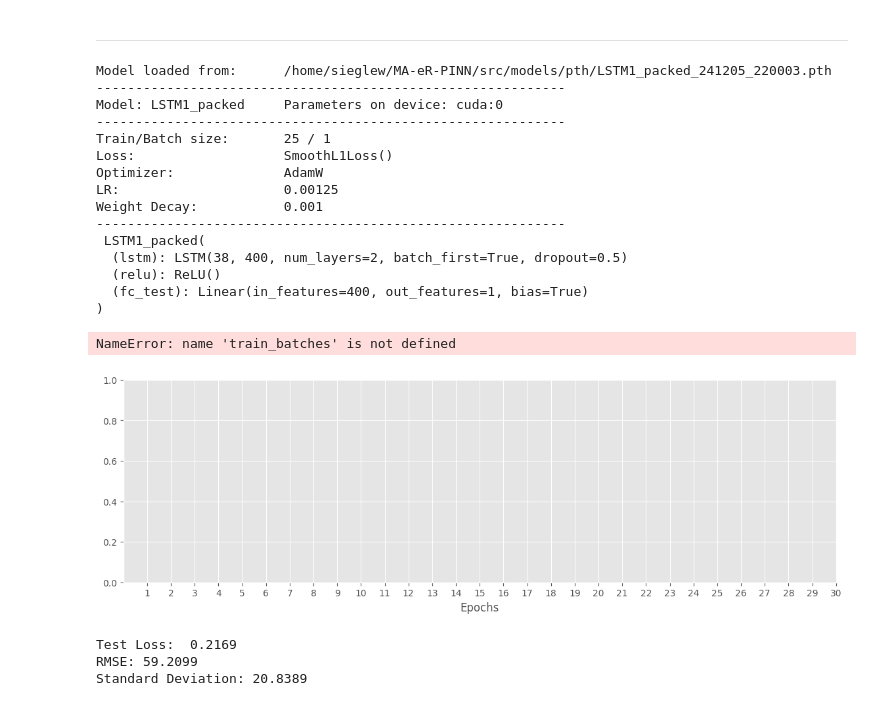
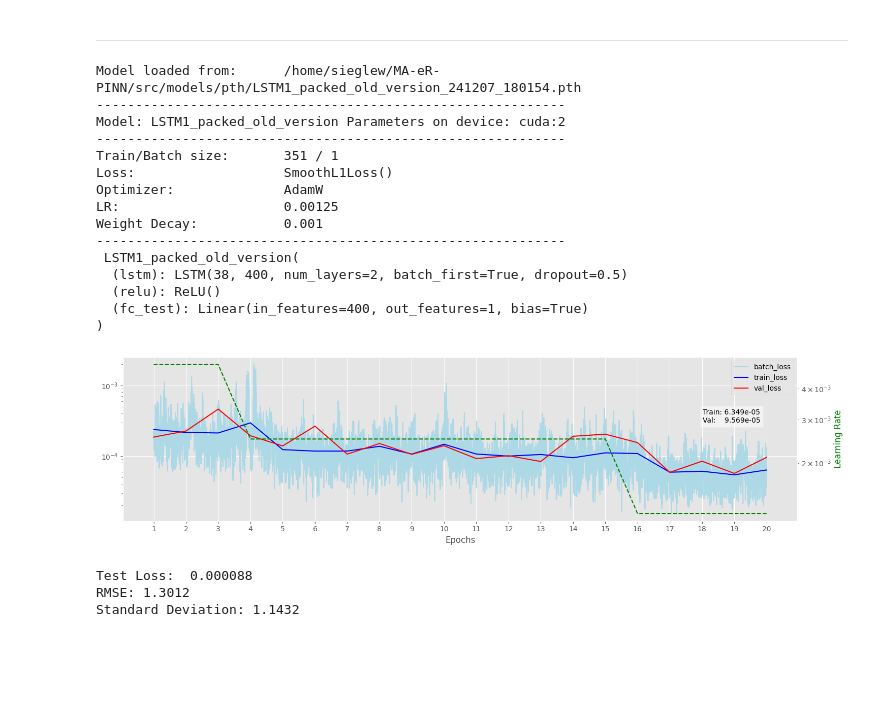
Before and after one commit to willsieg/MA-eR-PINN, a Jupyter notebook: src/LSTM/DataPipeline.ipynb, the cells around one changed output. Cells and saved outputs as stored; diff of their text form; code cells hidden in the pictures; blank space fills up the shorter version.

```diff
--- a/src/LSTM/DataPipeline.ipynb
+++ b/src/LSTM/DataPipeline.ipynb
@@ -10,17 +10,17 @@ Version: V1.7       Modified: 06.11.2024        William Siegle
 notebook can be converted to python script using:
 (python -m) jupytext --to py FILENAME.ipynb
 ------------------------------------------------------------------'''
-import pathlib
+#import pathlib
 from pathlib import Path, WindowsPath, PosixPath
 
 
 # SETTINGS ------------------------------------------------------------------------
 CONFIG = {
     # SYSTEM: ---------------------------------------------------------------------
+    "GPU_SELECT":       2, # {0,1,2,3, None: CPU only}
     "ROOT":             Path('../..').resolve(),
     "INPUT_LOCATION":   Path("TripSequences", "trips_processed_final"),
     "OUTPUT_LOCATION":  Path("src", "models", "pth"),
-    "GPU_SELECT":       0, # {0,1,2,3, None: CPU only}
     "SEED"  :           100,
     "PLOT_ACTIVE":      True,
 
@@ -28,7 +28,7 @@ CONFIG = {
     "TRAIN_VAL_TEST":   [0.8, 0.19, 0.01], # [train, val, test splits]
     "MAX_FILES":        None, # None: all files
     "SCALERS":          {'feature_scaler': 'MaxAbsScaler()', 'target_scaler': 'MinMaxScaler(feature_range=(0, 1))'},
-    "MIN_SEQ_LENGTH":   60, # minimum sequence length in seconds
+    "MIN_SEQ_LENGTH":   600, # minimum sequence length in s to be included in DataSets
 
     # FEATURES: -------------------------------------------------------------------
     "FEATURES":         ['actdrvtrnpwrprc_cval','altitude_cval_ippc','motortemperature_pti1',
@@ -45,12 +45,11 @@ CONFIG = {
     "HIDDEN_SIZE":      400,    # features in the hidden state h
     "NUM_LAYERS":       2,      # recurrent layers for stacked LSTMs. Default: 1
     "DROPOUT":          0.5,
-    "SEQ_LENGTH":       60,
 
     # TRAINING & OPTIMIZER: --------------------------------------------------------
-    "NUM_EPOCHS":       30,
-    "BATCH_SIZE":       64,   # [16, 32, 64, 128, 256, 512, 1024, 2048, 4096, 8192, 16384, 32768]
-    "LEARNING_RATE":    7e-3,   # 0.001 lr
+    "NUM_EPOCHS":       20,
+    "BATCH_SIZE":       32,   # [16, 32, 64, 128, 256, 512, 1024, 2048, 4096, 8192, 16384, 32768]
+    "LEARNING_RATE":    1e-2,   # 0.001 lr
     "OPTIMIZER":        "torch.optim.AdamW(model.parameters(), lr = LEARNING_RATE, weight_decay = 1e-3)",
                         # weight_decay = 1e-4     # weight decay coefficient (default: 1e-2)
                         # betas = (0.9, 0.95),    # coefficients used for computing running averages of gradient and its square (default: (0.9, 0.999))
@@ -62,8 +61,8 @@ CONFIG = {
     "LOSS_FN":          "F.mse_loss(output, target)", # ['F.mse_loss(output, target)', 'F.l1_loss(output, target)', 'F.smooth_l1_loss(output, target)', 'F.huber_loss(output, target)', 'F.mase_loss(output, target)']
 
     # SAVE & LOAD: -----------------------------------------------------------------
-    "MODE":             "train_mode" # ['train_mode', 'test_mode']
+    "MODE":             "train_mode", # ['train_mode', 'test_mode']
+    "TRAIN_LOG":        "test1.txt",
 
 }
 for key in CONFIG: globals()[key] = CONFIG[key];
-print(f"ROOT: {ROOT}")
@@ -510,13 +652,14 @@ ___
 #%%skip
 
 # LOAD CHECKPOINT -----------------------------------------------------------------
-model_destination_path = Path(pth_folder, "LSTM1_packed_241205_220003.pth")
+#model_destination_path = Path(pth_folder, "LSTM1_packed_241206_155418.pth")
 
 # -----------------------------------------------------------------
 try:
     checkpoint = torch.load(model_destination_path, weights_only=False, \
         map_location=DEVICE if (torch.cuda.is_available() and GPU_SELECT is not None) else torch.device('cpu'))
 except NotImplementedError:
+    import pathlib
     temp = pathlib.PosixPath
     pathlib.PosixPath = pathlib.WindowsPath
     # temporarily change PosixPath to WindowsPath for loading
@@ -535,17 +678,17 @@ print(f"Model loaded from:\t{model_destination_path}\n{'-'*60}\nModel: {model.__
         f"Loss:\t\t\t{loss_fn}\nOptimizer:\t\t{optimizer.__class__.__name__}\nLR:\t\t\t"
         f"{optimizer.param_groups[0]['lr']}\nWeight Decay:\t\t{optimizer.param_groups[0]['weight_decay']}\n{'-'*60}\n", model)
 # %% [output]
-Model loaded from:      /home/sieglew/MA-eR-PINN/src/models/pth/LSTM1_packed_241205_220003.pth
+Model loaded from:      /home/sieglew/MA-eR-PINN/src/models/pth/LSTM1_packed_old_version_241207_180154.pth
 ------------------------------------------------------------
-Model: LSTM1_packed     Parameters on device: cuda:0
+Model: LSTM1_packed_old_version Parameters on device: cuda:2
 ------------------------------------------------------------
-Train/Batch size:       25 / 1
+Train/Batch size:       351 / 1
 Loss:                   SmoothL1Loss()
 Optimizer:              AdamW
 LR:                     0.00125
 Weight Decay:           0.001
 ------------------------------------------------------------
- LSTM1_packed(
+ LSTM1_packed_old_version(
   (lstm): LSTM(38, 400, num_layers=2, batch_first=True, dropout=0.5)
   (relu): ReLU()
   (fc_test): Linear(in_features=400, out_features=1, bias=True)
@@ -553,39 +696,38 @@ Weight Decay:           0.001
 # %%
 # PLOT TRAINING PERFORMANCE -----------------------------------------------------------------
 # get DataFrame of training metrics:
 training_df = pd.DataFrame(training_table, columns=["Epoch", "Iteration", "Batch Loss", "Train Loss"])
 
 # -------------------------------------
 NUM_EPOCHS = CONFIG['NUM_EPOCHS']
 # plot training performance:
 fig, ax1 = plt.subplots(figsize=(14,4))
 ax1.set_xlabel('Epochs')
 ax1.set_xticks(range(1, NUM_EPOCHS + 1))
 
 assert len(train_losses_per_iter) == NUM_EPOCHS * train_batches, "Length of train_losses_per_iter might not match the number of iterations."
 plt.plot(np.linspace(1, NUM_EPOCHS, len(train_losses_per_iter)), train_losses_per_iter, label='batch_loss', color='lightblue')
 plt.plot(range(1, NUM_EPOCHS + 1), train_losses, label='train_loss', color='blue')
 plt.plot(range(1, NUM_EPOCHS + 1), val_losses, label='val_loss', color='red')
 
 plt.yscale('log'); fig.tight_layout(); plt.legend();
 
 plt.text(0.86, 0.6, f"Train: {train_losses[-1]:.3e}\nVal:    {val_losses[-1]:.3e}", \
     transform=plt.gca().transAxes, fontsize=10, bbox=dict(facecolor='white', alpha=0.5));
 
 if pd.Series(lr_history).nunique() > 1:
     ax2 = ax1.twinx()
     ax2.plot(range(1, NUM_EPOCHS + 1), lr_history, label='lr', color='green', linestyle='--')
-    ax2.set_ylabel('Learning Rate', color='green')
-    ax2.tick_params(axis='y', labelcolor='green')
-    ax2.set_yscale('log')
+    ax2.set_ylabel('Learning Rate', color='green'); ax2.tick_params(axis='y', labelcolor='green'); ax2.set_yscale('log')
 # %% [output]
-NameError: name 'train_batches' is not defined
-[figure, old version]
+[figure, new version]
 # %%
 # EVALUATION -----------------------------------------------------------------
+
 # get file list of test subset
 test_files = checkpoint["test_files"]
 # -------------------------------------
+# evaluate model on test set
 test_loss, outputs, targets, original_lengths = TRAINER.evaluate_model()
 # -------------------------------------
 all_outputs, all_targets, all_original_lengths = [], [], []
@@ -595,21 +737,16 @@ for batch_outputs, batch_targets, batch_lengths in zip(outputs, targets, origina
     all_original_lengths.extend(batch_lengths)
 
 # Inverse-transform on all outputs and targets for evaluation
-#scaled_outputs = target_scaler.inverse_transform(np.concatenate(all_outputs, axis=0).reshape(-1, 1))
-#scaled_targets = target_scaler.inverse_transform(np.concatenate(all_targets, axis=0).reshape(-1, 1))
-
-# Inverse-transform on all outputs and targets for evaluation
 scaled_outputs = [target_scaler.inverse_transform(output_sequence.reshape(1, -1)).squeeze() for output_sequence in all_outputs]
 scaled_targets = [target_scaler.inverse_transform(target_sequence.reshape(1, -1)).squeeze() for target_sequence in all_targets]
 
-
-print(f"Test Loss:  {test_loss:.4f}")
+print(f"Test Loss:  {test_loss:.6f}")
 print(f"RMSE: {root_mean_squared_error(np.concatenate(scaled_targets), np.concatenate(scaled_outputs)):.4f}")
 print(f"Standard Deviation: {np.std(np.concatenate(scaled_targets) - np.concatenate(scaled_outputs)):.4f}")
 # %% [output]
-Test Loss:  0.2169
-RMSE: 59.2099
-Standard Deviation: 20.8389
+Test Loss:  0.000088
+RMSE: 1.3012
+Standard Deviation: 1.1432
 # %%
 # PLOT RESULTS -----------------------------------------------------------------
 # get random sample sequence from test set
```
Also changed, not shown: parts of 19 cells of this notebook, 9 other files.
